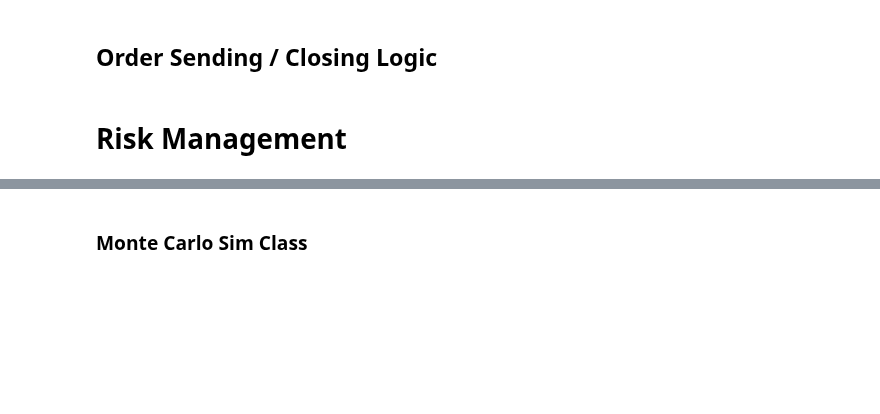
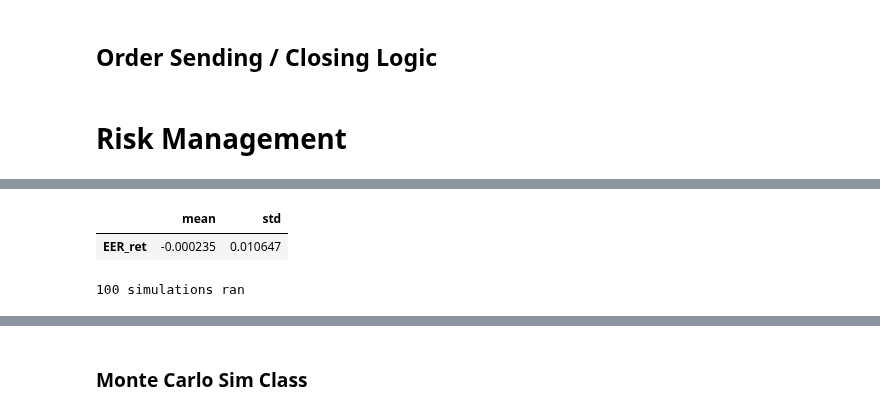
Before and after one commit to aliquid-novi/Strategies, a Jupyter notebook: lets get it/EER-Based-Mark.ipynb, the cells around one changed output, grey strips where cells are left out. Saved outputs shown, nothing was run; the diff lists cells and outputs as text; code cells hidden in the pictures; blank space fills up the shorter version.

```diff
--- a/lets get it/EER-Based-Mark.ipynb
+++ b/lets get it/EER-Based-Mark.ipynb
@@ -127,6 +127,3 @@ for df in weekly_dfs.values():
     df['EER_ret'] = df['OBS_Value'].pct_change()
     df['close_ret'] = df['close'].pct_change()
     df['ret_diff'] = df['close_ret'] - df['EER_ret']
-# %%
-for df in weekly_dfs.values():
-    print(df['EER_ret'].iloc[-1])
@@ -325,0 +330,27 @@ weekly_dfs['AU'].describe()
+# %%
+models = {}
+
+for df in weekly_dfs:
+    print(f"Looping through {df}")
+
+    X = weekly_dfs[df][['EER_ret']].dropna()
+    y = weekly_dfs[df]['close_ret'].dropna()
+
+    # Splitting the dataset into training and testing sets
+    X_train, X_test, y_train, y_test = train_test_split(X, y, test_size=0.20, random_state=42)
+
+    # Creating the linear regression model
+    model = LinearRegression()
+    models[df] = model
+    # Training the model
+    model.fit(X_train, y_train)
+
+    # Making predictions using the testing set
+    y_pred = model.predict(X_test)
+
+    # The coefficients
+    print('Coefficients:', model.coef_)
+    # The mean squared error
+    print('Mean squared error (MSE): %.6f' % mean_squared_error(y_test, y_pred))
+    # The coefficient of determination: 1 is perfect prediction
+    print('Coefficient of determination (R^2): %.6f' % r2_score(y_test, y_pred))
@@ -325,0 +375,13 @@ weekly_dfs['AU'].describe()
+# %%
+def calc_stats(df):
+
+    stats_df = pd.DataFrame()
+    stats_df['mean'] = df.mean()
+    stats_df['std'] = df.std()
+    # print('calculated')
+    return stats_df
+# %%
+calc_stats(weekly_dfs['AU'][['EER_ret']])
+# %% [output]
+|  | mean | std |
+| EER_ret | -0.000235 | 0.010647 |
@@ -325,0 +401,8 @@ weekly_dfs['AU'].describe()
+# %%
+sims = 100
+
+for i in range(sims):
+    if (i + 1) % 100 == 0:
+        print(f'{i + 1} simulations ran')
+# %% [output]
+100 simulations ran
```
Also changed, not shown: parts of 35 cells of this notebook, 1 other file.
